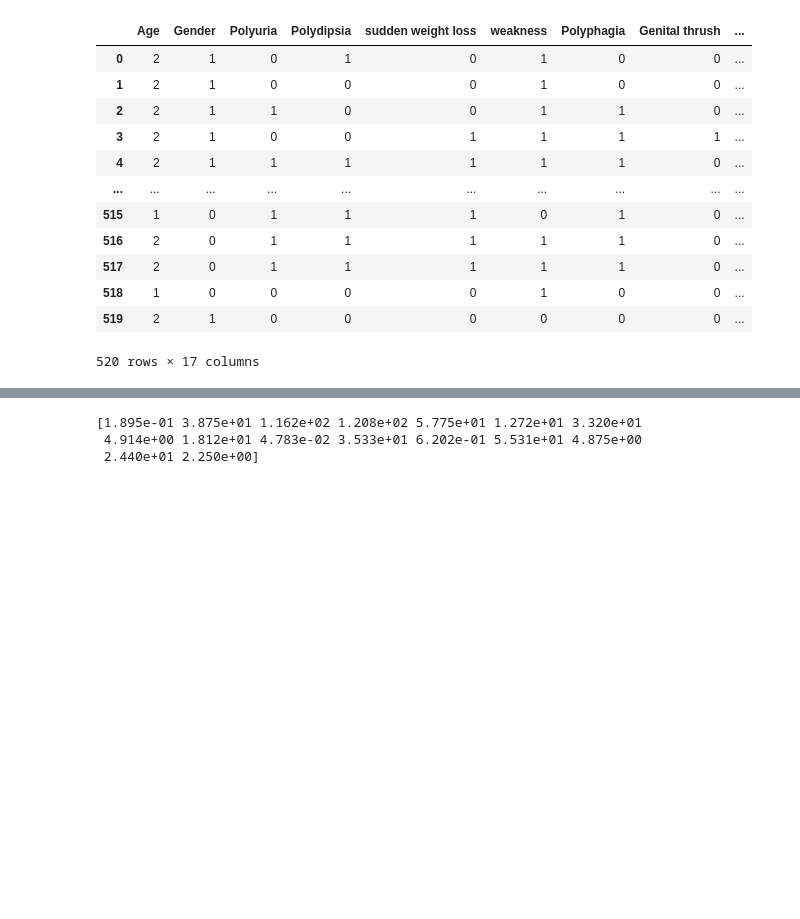
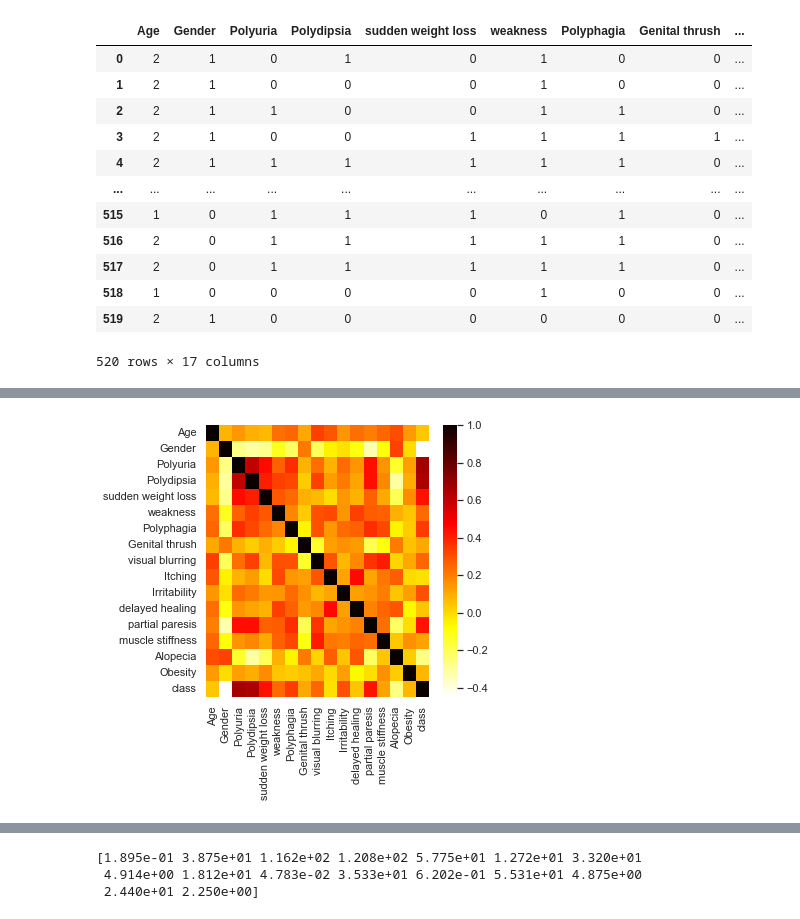
Before and after one commit to LaithSharia/Early-stage-diabetes-risk-prediction, a Jupyter notebook: Early stage diabetes risk prediction.ipynb, the cells around one changed output, grey strips where cells are left out. Cells and saved outputs as stored; diff of their text form; code cells hidden in the pictures; blank space fills up the shorter version.

```diff
--- a/Early stage diabetes risk prediction.ipynb
+++ b/Early stage diabetes risk prediction.ipynb
@@ -103,0 +209,9 @@ data
+# %%
+# plotting correlation heatmap
+sns.set(rc = {'figure.figsize':(5,5)})
+sns.heatmap(modData.corr(), cmap="hot_r", annot=False)
+
+# displaying heatmap
+plt.show()
+# %% [output]
+[figure, new version]
```
Also changed, not shown: parts of 28 cells of this notebook.
